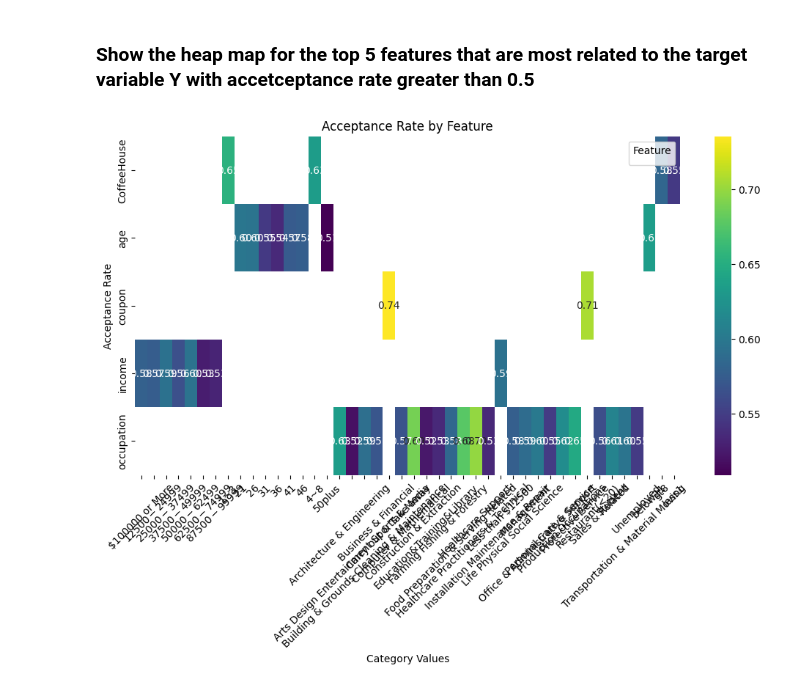
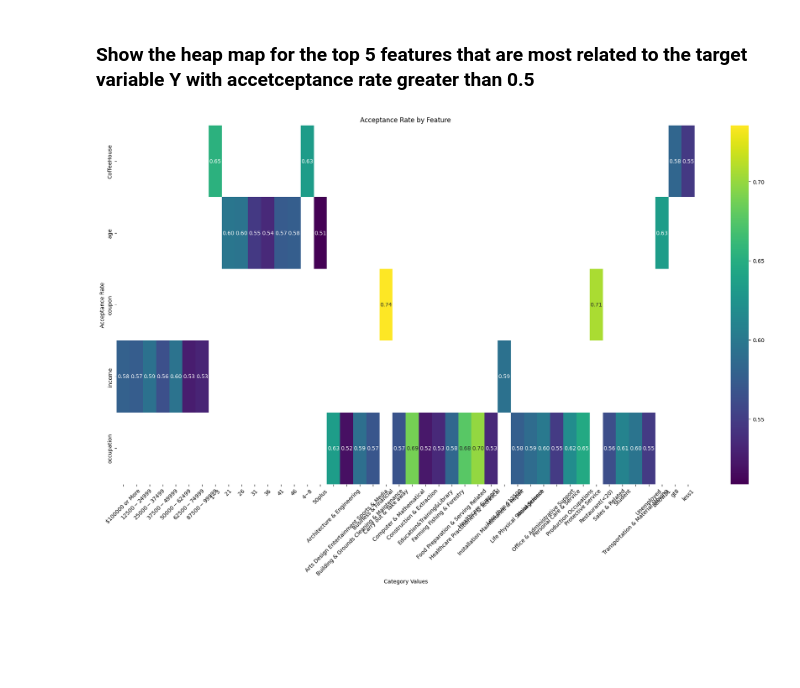
Before and after one commit to mingl2000/MLAI, a Jupyter notebook: prompt.ipynb, the cells around one changed output. Saved outputs shown, nothing was run; the diff lists cells and outputs as text; code cells hidden in the pictures; blank space fills up the shorter version.

Commit message:
remove warning for heatmap

```diff
--- a/prompt.ipynb
+++ b/prompt.ipynb
@@ -506,24 +506,24 @@ Top features most related to the target variable Y:
 # %%
 data = pd.read_csv('data/coupons.csv')
 columns=['coupon','occupation','income','age','CoffeeHouse']
 accept_rates={}
 for col in columns:
     accept_rates[col] = data.groupby(col).agg(acceptance=('Y','mean'))
 df_melted = data.melt(id_vars=["Y"], value_vars=columns, var_name="Feature", value_name="Category")
 
 # Compute acceptance rate for each category within each feature
 acceptance_rates = df_melted.groupby(["Feature", "Category"])["Y"].mean().reset_index()
 acceptance_rates = acceptance_rates[acceptance_rates["Y"] >= 0.5]
 # Pivot the data to create a heatmap format
 heatmap_data = acceptance_rates.pivot(index="Feature", columns="Category", values="Y")
 # Plot
-plt.figure(figsize=(12, 6))
+plt.figure(figsize=(24, 12))
 sns.heatmap(heatmap_data, annot=True, cmap="viridis", fmt=".2f")
 plt.xticks(rotation=45)  # Rotate labels for readability
 plt.ylabel("Acceptance Rate")
 plt.xlabel("Category Values")
 plt.title("Acceptance Rate by Feature")
-plt.legend(title="Feature")
+
 plt.show()
 # %% [output]
-[figure, old version]
+[figure, new version]
```
